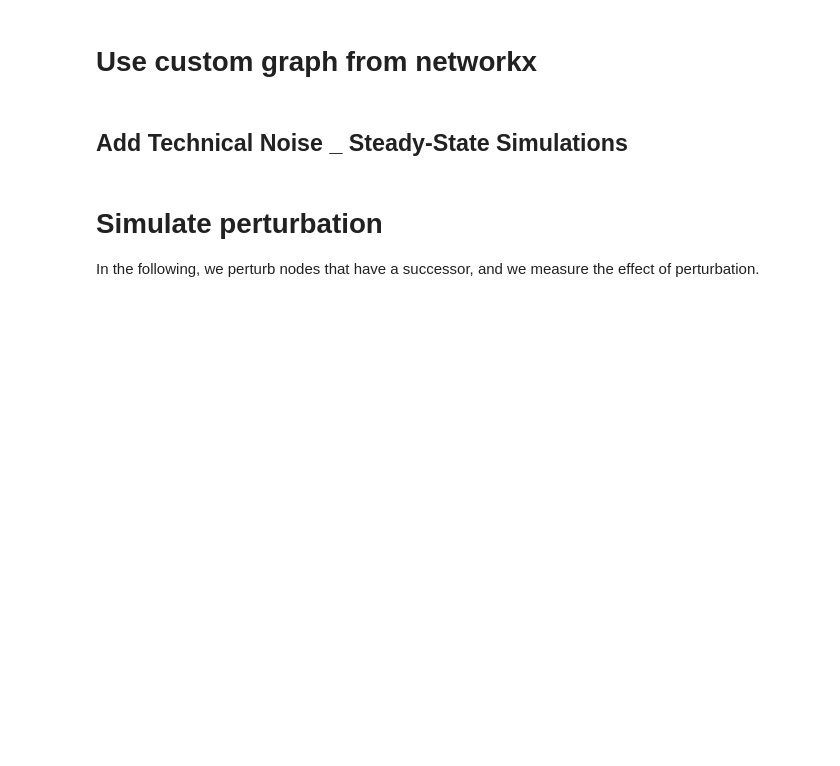
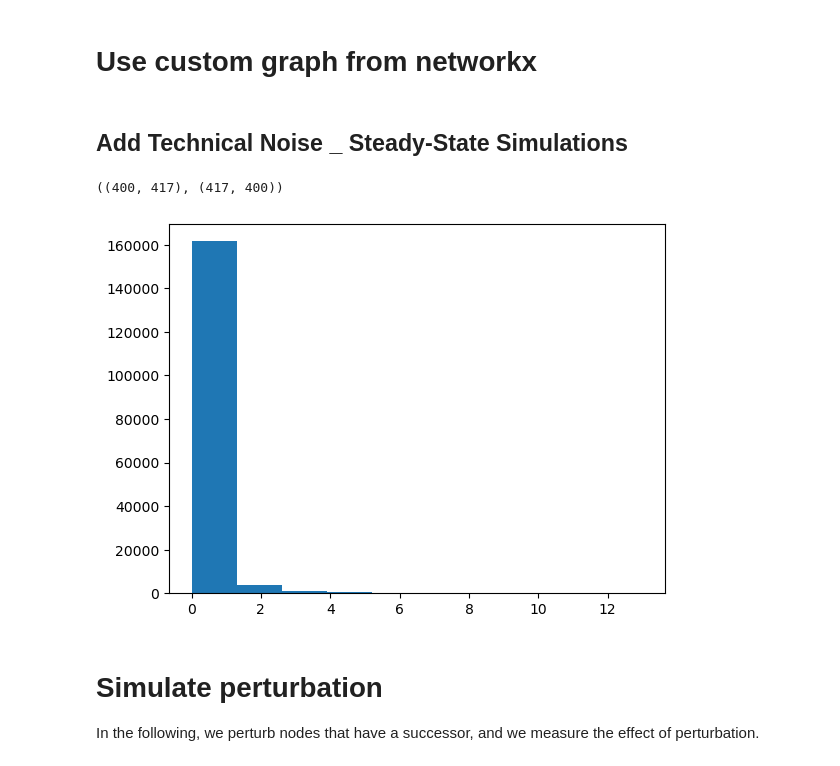
Before and after one commit to g-torr/SERGIO, a Jupyter notebook: minimal_example.ipynb, the cells around one changed output. Drawn from its saved outputs; the diff is of its cells as text; code cells hidden in the pictures; blank space fills up the shorter version.

```diff
--- a/minimal_example.ipynb
+++ b/minimal_example.ipynb
@@ -45,7 +63,7 @@ grn.init(mr_profs, update_half_resp = True)
 sim = sergio(grn)
 sim.simulate(nCells = 200, noise_s = 1, safety_iter = 150, scale_iter = 10)
 # %%
-A = grn.to_networkx()
+expr = sim.getSimExpr()
 # %%
 a = set(A.edges())
 a.add(1)#note that Sergio removes cycles
@@ -72,6 +90,12 @@ expr_O_L_D = np.multiply(binary_ind, expr_O_L)
 Convert to UMI count
 """
 count_matrix = sim.convert_to_UMIcounts(expr_O_L_D)
+# %%
+plt.hist(count_matrix.ravel())
+expr_O_L.shape,expr.shape
+# %% [output]
+((400, 417), (417, 400))
+[figure, added]
 # %% [markdown]
 # Simulate perturbation
 In the following, we perturb nodes that have a successor, and we measure the effect of perturbation.
```
Also changed, not shown: parts of 13 cells of this notebook, 2 other files.
